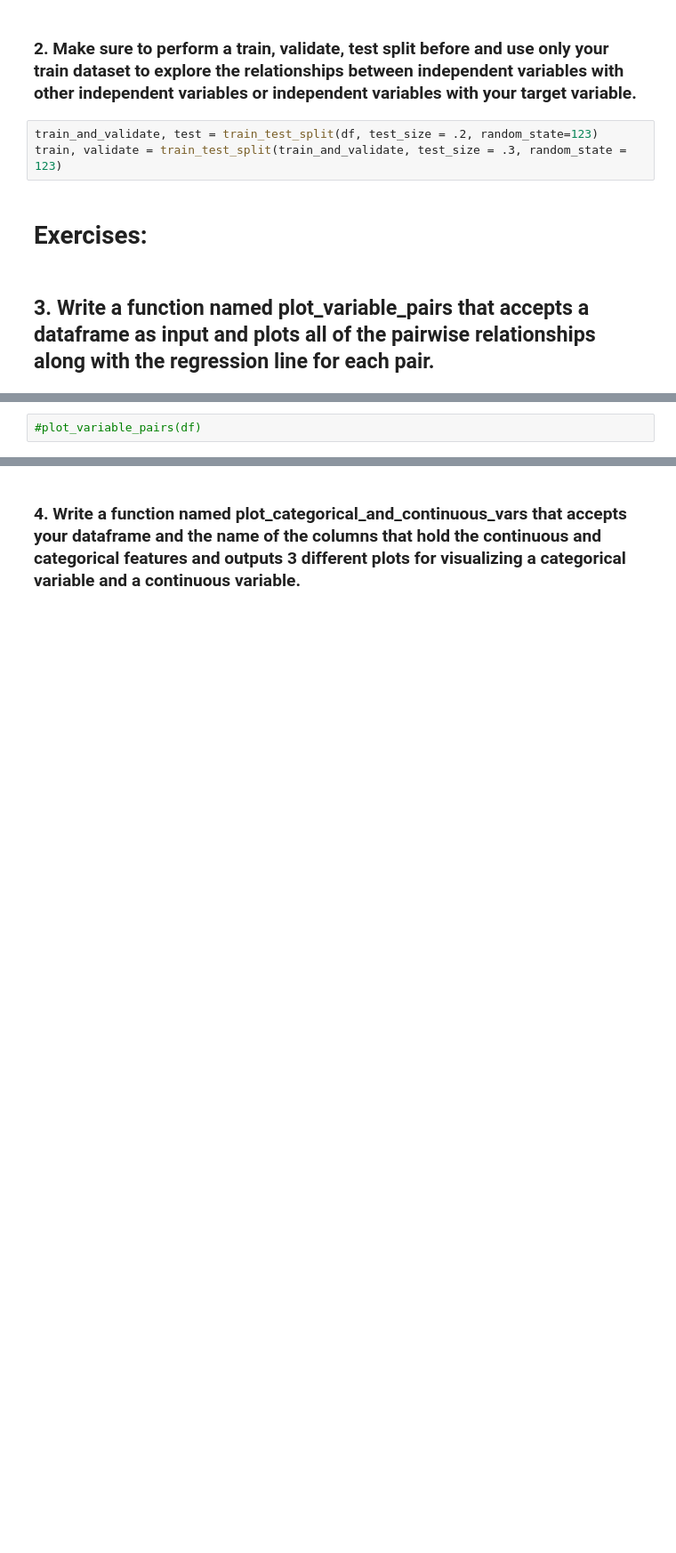
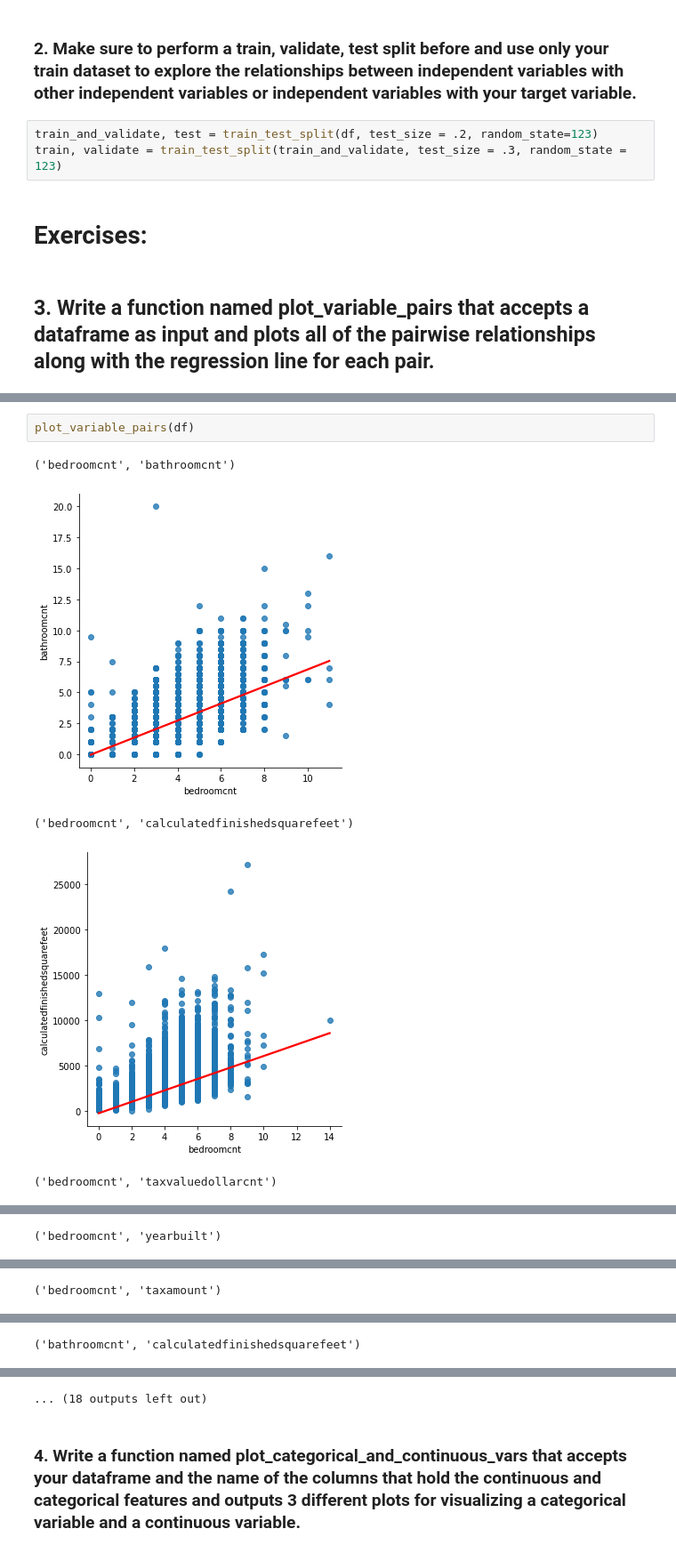
Before and after one commit to greg-maggard/regression_exercises, a Jupyter notebook: explore_exercises.ipynb, the cells around one changed output, grey strips where cells are left out. Shown at 89% size. Saved outputs shown, nothing was run; the diff lists cells and outputs as text; blank space fills up the shorter version.

```diff
--- a/explore_exercises.ipynb
+++ b/explore_exercises.ipynb
@@ -66,2 +66,8 @@ train, validate = train_test_split(train_and_validate, test_size = .3, random_st
 # %%
-#plot_variable_pairs(df)
+plot_variable_pairs(df)
+# %% [output]
+('bedroomcnt', 'bathroomcnt')
+[figure, added]
+('bedroomcnt', 'calculatedfinishedsquarefeet')
+[figure, added]
+('bedroomcnt', 'taxvaluedollarcnt')
@@ -67,0 +75 @@ train, validate = train_test_split(train_and_validate, test_size = .3, random_st
+('bedroomcnt', 'yearbuilt')
@@ -67,0 +77 @@ train, validate = train_test_split(train_and_validate, test_size = .3, random_st
+('bedroomcnt', 'taxamount')
@@ -67,0 +79 @@ train, validate = train_test_split(train_and_validate, test_size = .3, random_st
+('bathroomcnt', 'calculatedfinishedsquarefeet')
@@ -68,2 +81,3 @@ train, validate = train_test_split(train_and_validate, test_size = .3, random_st
+... (18 outputs left out)
 # %% [markdown]
 ### 4. Write a function named plot_categorical_and_continuous_vars that accepts your dataframe and the name of the columns that hold the continuous and categorical features and outputs 3 different plots for visualizing a categorical variable and a continuous variable.
```
Also changed, not shown: parts of 7 cells of this notebook.
